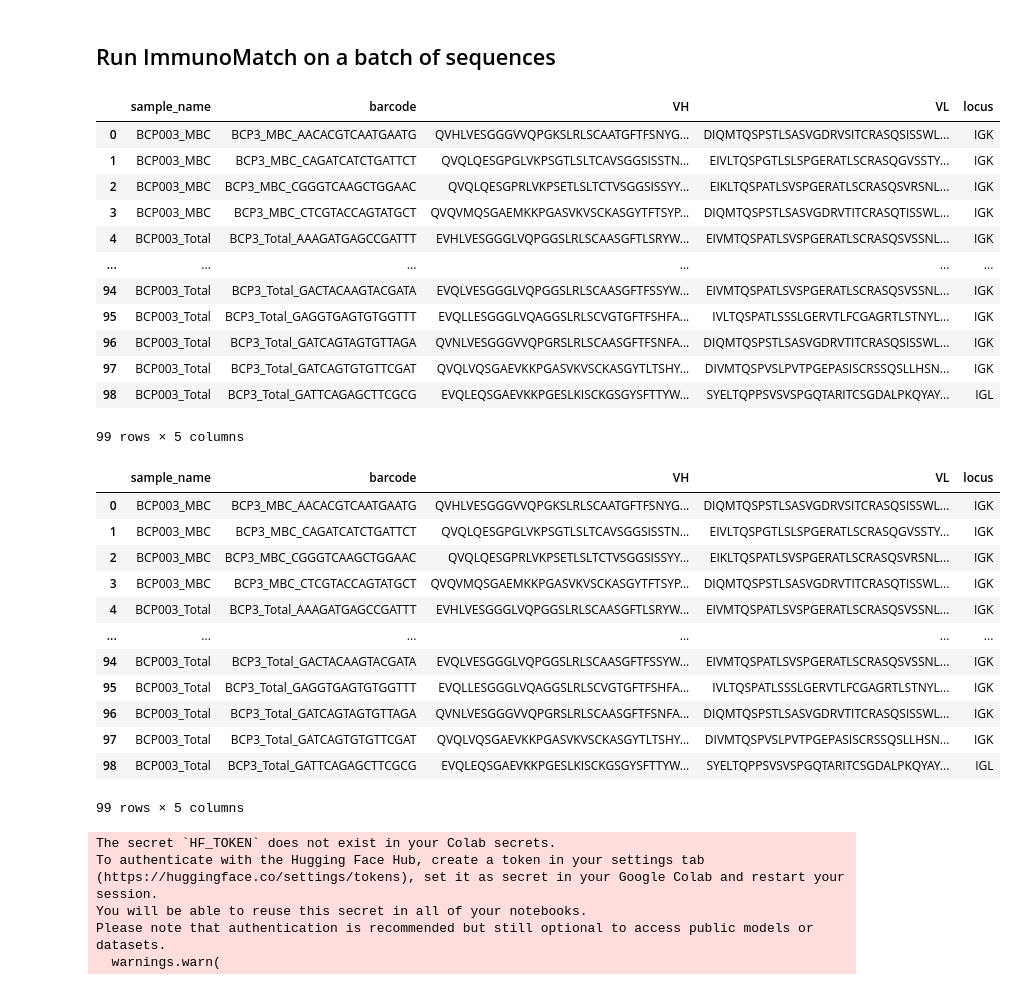
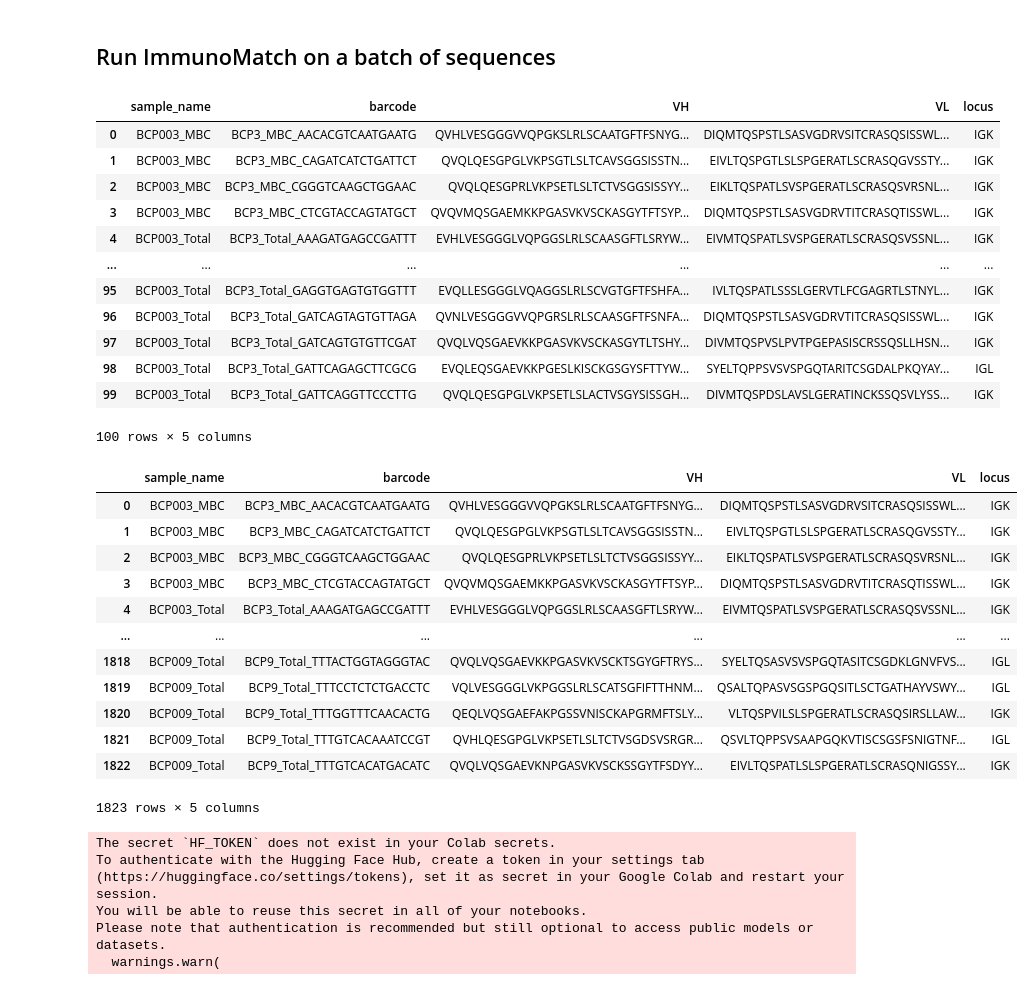
Before and after one commit to Fraternalilab/ImmunoMatch, a Jupyter notebook: Run_ImmunoMatch.ipynb, the cells around one changed output. Saved outputs shown, nothing was run; the diff lists cells and outputs as text; code cells hidden in the pictures.

Commit message:
Update the link to the example data

```diff
--- a/Run_ImmunoMatch.ipynb
+++ b/Run_ImmunoMatch.ipynb
@@ -203,7 +203,7 @@ print (f"\n\n\n Pairing score for the inputted H-L pair: {pairing_score_single}"
 # ! wget -O King_Tonsil_GC_paired.csv https://github.com/Fraternalilab/ImmunoMatch/raw/refs/heads/main/King_Tonsil_GC_paired.csv
 
 #gc_data=pd.read_csv("King_Tonsil_GC_paired_subset.csv").head(n=100)
-gc_data=pd.read_csv("https://github.com/DongjunGuo/compiled_igblast_human/raw/refs/heads/main/King_Tonsil_GC_paired_subset.csv").head(n=100)
+gc_data=pd.read_csv("https://github.com/Fraternalilab/ImmunoMatch/raw/refs/heads/main/example_input/King_Tonsil_GC_paired.csv").head(n=100)
 gc_data
 # %% [output]
 |  | sample_name | barcode | VH | VL | locus |
@@ -213,40 +213,40 @@ gc_data
 | 3 | BCP003_MBC | BCP3_MBC_CTCGTACCAGTATGCT | QVQVMQSGAEMKKPGASVKVSCKASGYTFTSYP... | DIQMTQSPSTLSASVGDRVTITCRASQTISSWL... | IGK |
 | 4 | BCP003_Total | BCP3_Total_AAAGATGAGCCGATTT | EVHLVESGGGLVQPGGSLRLSCAASGFTLSRYW... | EIVMTQSPATLSVSPGERATLSCRASQSVSSNL... | IGK |
 | ... | ... | ... | ... | ... | ... |
-| 94 | BCP003_Total | BCP3_Total_GACTACAAGTACGATA | EVQLVESGGGLVQPGGSLRLSCAASGFTFSSYW... | EIVMTQSPATLSVSPGERATLSCRASQSVSSNL... | IGK |
 | 95 | BCP003_Total | BCP3_Total_GAGGTGAGTGTGGTTT | EVQLLESGGGLVQAGGSLRLSCVGTGFTFSHFA... | IVLTQSPATLSSSLGERVTLFCGAGRTLSTNYL... | IGK |
 | 96 | BCP003_Total | BCP3_Total_GATCAGTAGTGTTAGA | QVNLVESGGGVVQPGRSLRLSCAASGFTFSNFA... | DIQMTQSPSTLSASVGDRVTITCRASQSISSWL... | IGK |
 | 97 | BCP003_Total | BCP3_Total_GATCAGTGTGTTCGAT | QVQLVQSGAEVKKPGASVKVSCKASGYTLTSHY... | DIVMTQSPVSLPVTPGEPASISCRSSQSLLHSN... | IGK |
 | 98 | BCP003_Total | BCP3_Total_GATTCAGAGCTTCGCG | EVQLEQSGAEVKKPGESLKISCKGSGYSFTTYW... | SYELTQPPSVSVSPGQTARITCSGDALPKQYAY... | IGL |
+| 99 | BCP003_Total | BCP3_Total_GATTCAGGTTCCCTTG | QVQLQESGPGLVKPSETLSLACTVSGYSISSGH... | DIVMTQSPDSLAVSLGERATINCKSSQSVLYSS... | IGK |
-99 rows × 5 columns
+100 rows × 5 columns
 # %%
 # @title Your input data
 # @markdown Here, you input your csv file. First go to the "Files" tab at the left side of this Colab notebook to upload your data file. Then input the directory of your csv file here. <em>Or</em> paste the url of the csv file to here directly.
 
 
 # @markdown After this, please indicate the names of the column holding <b>L chain type, VH and VL sequences</b> here.
 
-data_dir="https://github.com/DongjunGuo/compiled_igblast_human/raw/refs/heads/main/King_Tonsil_GC_paired_subset.csv" # @param {type:"string", placeholder:"enter a value"}
+data_dir="https://github.com/Fraternalilab/ImmunoMatch/raw/refs/heads/main/example_input/King_Tonsil_GC_paired.csv" # @param {type:"string", placeholder:"enter a value"}
 hseq_col_name="VH" # @param {type:"string", placeholder:"enter a value"}
 lseq_col_name="VL" # @param {type:"string", placeholder:"enter a value"}
 Ltype_col_name="locus" # @param {type:"string", placeholder:"enter a value"}
 
 data=pd.read_csv(data_dir)
 data
 # %% [output]
 |  | sample_name | barcode | VH | VL | locus |
 | 0 | BCP003_MBC | BCP3_MBC_AACACGTCAATGAATG | QVHLVESGGGVVQPGKSLRLSCAATGFTFSNYG... | DIQMTQSPSTLSASVGDRVSITCRASQSISSWL... | IGK |
 | 1 | BCP003_MBC | BCP3_MBC_CAGATCATCTGATTCT | QVQLQESGPGLVKPSGTLSLTCAVSGGSISSTN... | EIVLTQSPGTLSLSPGERATLSCRASQGVSSTY... | IGK |
 | 2 | BCP003_MBC | BCP3_MBC_CGGGTCAAGCTGGAAC | QVQLQESGPRLVKPSETLSLTCTVSGGSISSYY... | EIKLTQSPATLSVSPGERATLSCRASQSVRSNL... | IGK |
 | 3 | BCP003_MBC | BCP3_MBC_CTCGTACCAGTATGCT | QVQVMQSGAEMKKPGASVKVSCKASGYTFTSYP... | DIQMTQSPSTLSASVGDRVTITCRASQTISSWL... | IGK |
 | 4 | BCP003_Total | BCP3_Total_AAAGATGAGCCGATTT | EVHLVESGGGLVQPGGSLRLSCAASGFTLSRYW... | EIVMTQSPATLSVSPGERATLSCRASQSVSSNL... | IGK |
 | ... | ... | ... | ... | ... | ... |
-| 94 | BCP003_Total | BCP3_Total_GACTACAAGTACGATA | EVQLVESGGGLVQPGGSLRLSCAASGFTFSSYW... | EIVMTQSPATLSVSPGERATLSCRASQSVSSNL... | IGK |
-| 95 | BCP003_Total | BCP3_Total_GAGGTGAGTGTGGTTT | EVQLLESGGGLVQAGGSLRLSCVGTGFTFSHFA... | IVLTQSPATLSSSLGERVTLFCGAGRTLSTNYL... | IGK |
-| 96 | BCP003_Total | BCP3_Total_GATCAGTAGTGTTAGA | QVNLVESGGGVVQPGRSLRLSCAASGFTFSNFA... | DIQMTQSPSTLSASVGDRVTITCRASQSISSWL... | IGK |
-| 97 | BCP003_Total | BCP3_Total_GATCAGTGTGTTCGAT | QVQLVQSGAEVKKPGASVKVSCKASGYTLTSHY... | DIVMTQSPVSLPVTPGEPASISCRSSQSLLHSN... | IGK |
-| 98 | BCP003_Total | BCP3_Total_GATTCAGAGCTTCGCG | EVQLEQSGAEVKKPGESLKISCKGSGYSFTTYW... | SYELTQPPSVSVSPGQTARITCSGDALPKQYAY... | IGL |
+| 1818 | BCP009_Total | BCP9_Total_TTTACTGGTAGGGTAC | QVQLVQSGAEVKKPGASVKVSCKTSGYGFTRYS... | SYELTQSASVSVSPGQTASITCSGDKLGNVFVS... | IGL |
+| 1819 | BCP009_Total | BCP9_Total_TTTCCTCTCTGACCTC | VQLVESGGGLVKPGGSLRLSCATSGFIFTTHNM... | QSALTQPASVSGSPGQSITLSCTGATHAYVSWY... | IGL |
+| 1820 | BCP009_Total | BCP9_Total_TTTGGTTTCAACACTG | QEQLVQSGAEFAKPGSSVNISCKAPGRMFTSLY... | VLTQSPVILSLSPGERATLSCRASQSIRSLLAW... | IGK |
+| 1821 | BCP009_Total | BCP9_Total_TTTGTCACAAATCCGT | QVHLQESGPGLVKPSETLSLTCTVSGDSVSRGR... | QSVLTQPPSVSAAPGQKVTISCSGSFSNIGTNF... | IGL |
+| 1822 | BCP009_Total | BCP9_Total_TTTGTCACATGACATC | QVQLVQSGAEVKNPGASVKVSCKSSGYTFSDYY... | EIVLTQSPATLSLSPGERATLSCRASQNIGSSY... | IGK |
-99 rows × 5 columns
+1823 rows × 5 columns
 # %%
 # @title Run ImmunoMatch on batches
 # @markdown Now it's the time to get all the pairing scores for the sequences collected in your data file! Select the version of the ImmunoMatch according to your research interest, then wait for several mins to hours to get the results, based on the number of sequences and the available computational resources.
```
Also changed, not shown: parts of 1 cell of this notebook.
